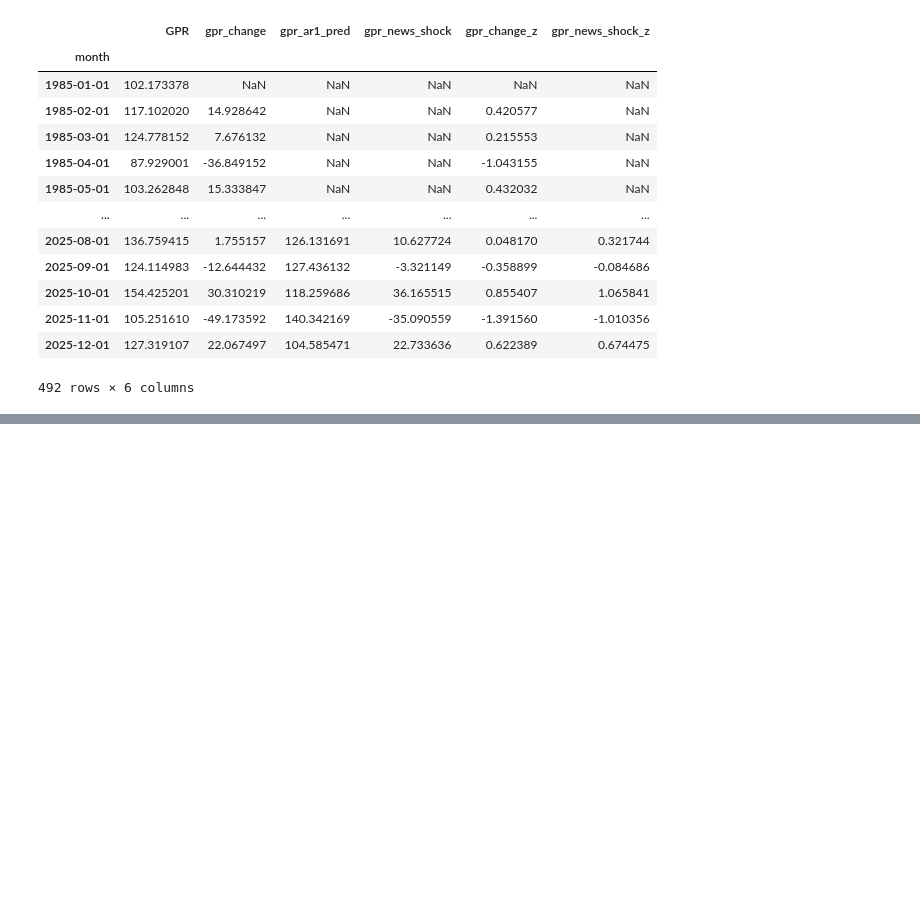
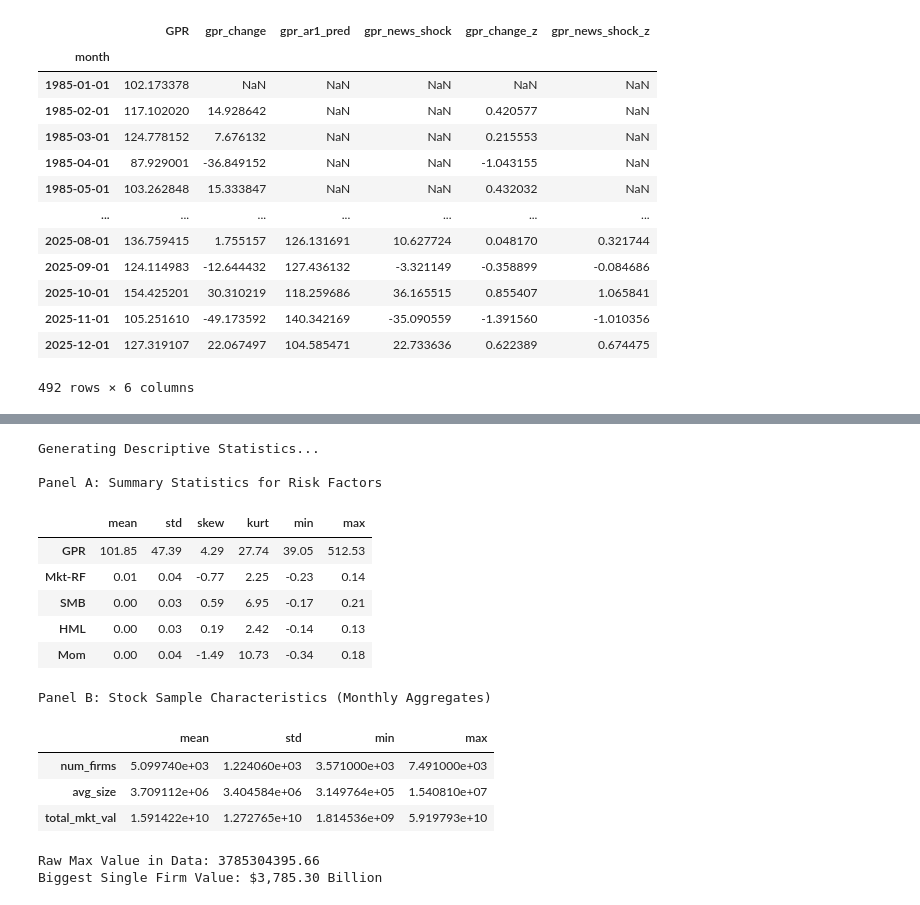
Before and after one commit to siddharthyashkukreja-cloud/Hedging_GeoPolRisk, a Jupyter notebook: researchProject.ipynb, the cells around one changed output, grey strips where cells are left out. Cells and saved outputs as stored; diff of their text form; code cells hidden in the pictures; blank space fills up the shorter version.

```diff
--- a/researchProject.ipynb
+++ b/researchProject.ipynb
@@ -448,0 +538,66 @@ Notes:
+# %%
+# --- 4.3 Descriptive Statistics (For Table 1) ---
+
+print("Generating Descriptive Statistics...")
+
+# --- PREPARE PANEL A: Risk Factors ---
+# Merge Fama-French Factors with Raw GPR Index
+# We use df_gpr_merge because it has the raw 'GPR' column (not just the shock)
+df_panel_a = factors.merge(df_gpr_merge[['date', 'GPR']], on='date', how='inner')
+
+# Define columns to analyze
+cols_risk = ['GPR', 'Mkt-RF', 'SMB', 'HML', 'Mom']
+
+# Calculate Stats
+stats_a = df_panel_a[cols_risk].describe().T[['mean', 'std', 'min', 'max']]
+stats_a['skew'] = df_panel_a[cols_risk].skew()
+stats_a['kurt'] = df_panel_a[cols_risk].kurt() # Excess kurtosis
+
+# Reorder columns
+stats_a = stats_a[['mean', 'std', 'skew', 'kurt', 'min', 'max']]
+
+print("\nPanel A: Summary Statistics for Risk Factors")
+display(stats_a.round(2))
+
+
+# --- PREPARE PANEL B: Stock Sample Characteristics ---
+# We use df_stocks_clean (which has the "Pro" mktcap calculation)
+monthly_stats = df_stocks_clean.groupby('date').agg(
+    num_firms=('permno', 'count'),       # Number of firms per month
+    avg_size=('mktcap', 'mean'),         # Average firm size (Market Cap)
+    total_mkt_val=('mktcap', 'sum')      # Total Market Cap of the sample
+)
+
+# Calculate Stats of these monthly averages
+# (e.g., "What is the average number of firms we had over the 40 years?")
+stats_b = monthly_stats.describe().T[['mean', 'std', 'min', 'max']]
+
+print("\nPanel B: Stock Sample Characteristics (Monthly Aggregates)")
+display(stats_b.round(2))
+# %% [output]
+Generating Descriptive Statistics...
+
+Panel A: Summary Statistics for Risk Factors
+|  | mean | std | skew | kurt | min | max |
+| GPR | 101.85 | 47.39 | 4.29 | 27.74 | 39.05 | 512.53 |
+| Mkt-RF | 0.01 | 0.04 | -0.77 | 2.25 | -0.23 | 0.14 |
+| SMB | 0.00 | 0.03 | 0.59 | 6.95 | -0.17 | 0.21 |
+| HML | 0.00 | 0.03 | 0.19 | 2.42 | -0.14 | 0.13 |
+| Mom | 0.00 | 0.04 | -1.49 | 10.73 | -0.34 | 0.18 |
+Panel B: Stock Sample Characteristics (Monthly Aggregates)
+|  | mean | std | min | max |
+| num_firms | 5.099740e+03 | 1.224060e+03 | 3.571000e+03 | 7.491000e+03 |
+| avg_size | 3.709112e+06 | 3.404584e+06 | 3.149764e+05 | 1.540810e+07 |
+| total_mkt_val | 1.591422e+10 | 1.272765e+10 | 1.814536e+09 | 5.919793e+10 |
+# %%
+# Check the single biggest company in history
+max_firm_raw = df_stocks_clean['mktcap'].max()
+
+# Convert from CRSP units (Thousands) to Billions
+max_firm_billions = (max_firm_raw * 1000) / 1e9
+
+print(f"Raw Max Value in Data: {max_firm_raw}")
+print(f"Biggest Single Firm Value: ${max_firm_billions:,.2f} Billion")
+# %% [output]
+Raw Max Value in Data: 3785304395.66
+Biggest Single Firm Value: $3,785.30 Billion
```
Also changed, not shown: parts of 15 cells of this notebook.
